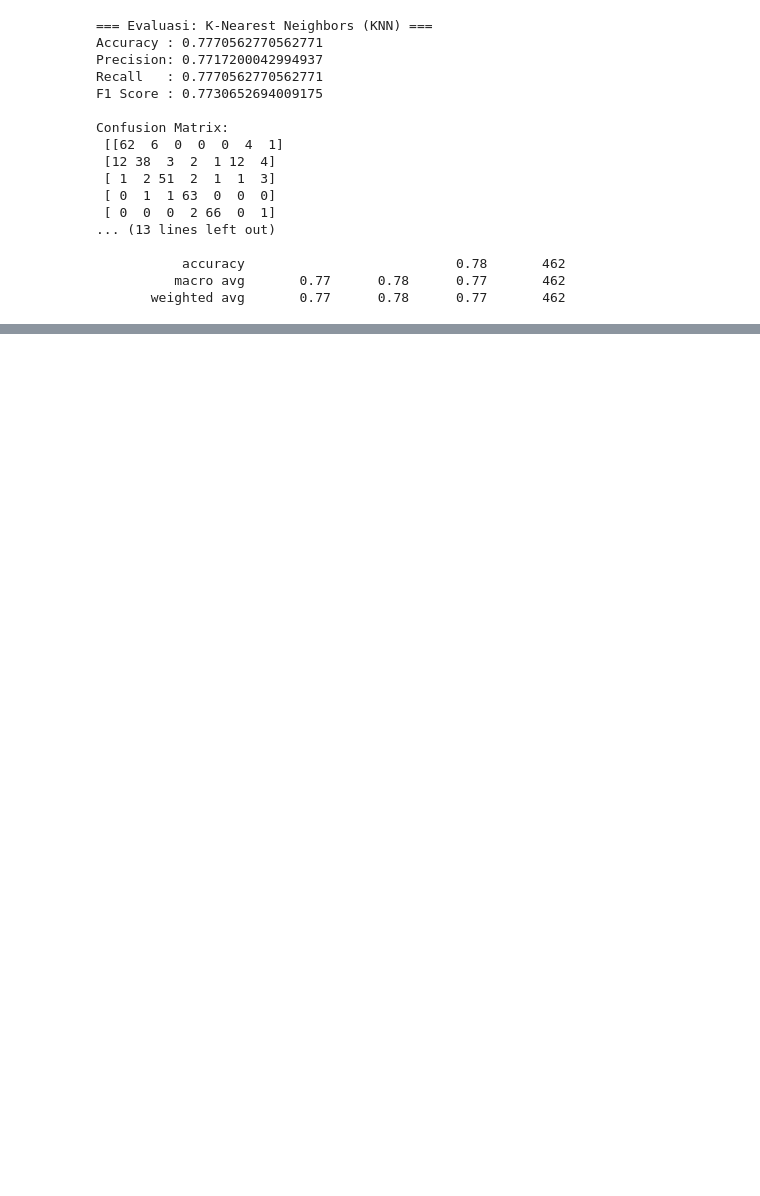
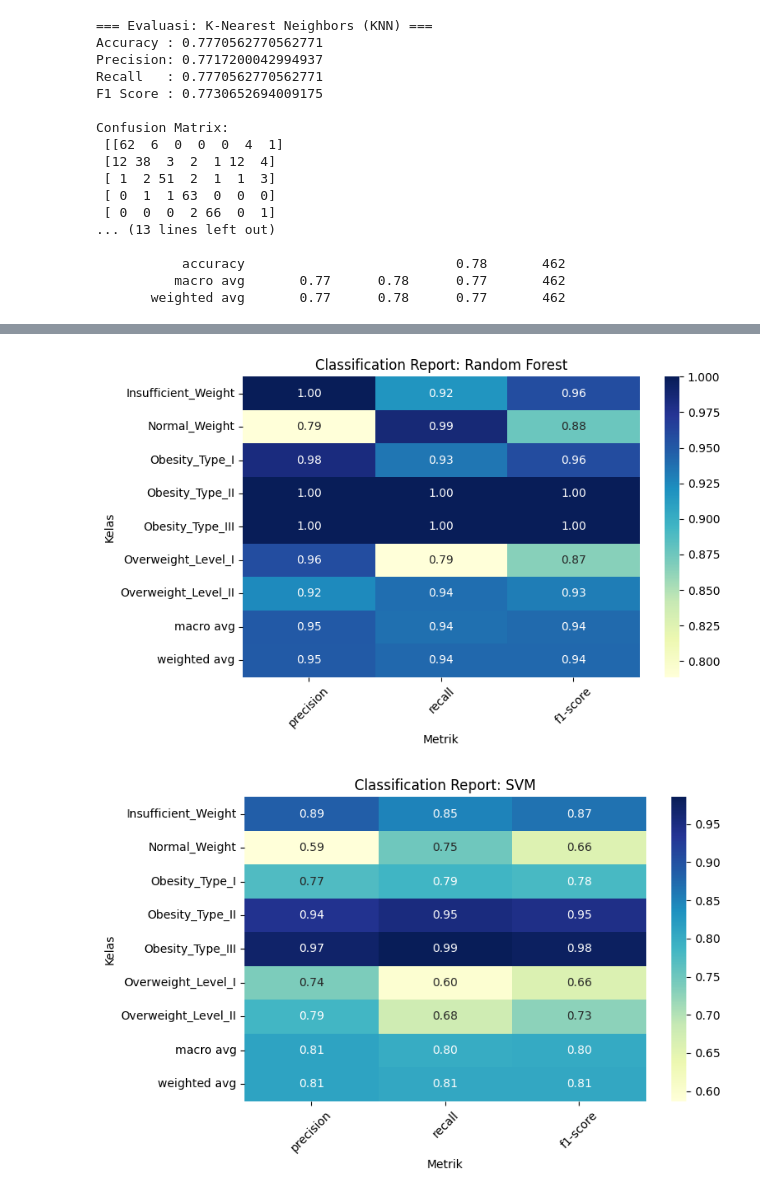
Before and after one commit to aulia-anhar/capstone-obesity-prediction, a Jupyter notebook: notebooks/obesity-calssification.ipynb, the cells around one changed output, grey strips where cells are left out. Drawn from its saved outputs; the diff is of its cells as text; code cells hidden in the pictures; blank space fills up the shorter version.

```diff
--- a/notebooks/obesity-calssification.ipynb
+++ b/notebooks/obesity-calssification.ipynb
@@ -629,0 +700,27 @@ Confusion Matrix:
+# %%
+from sklearn.metrics import classification_report
+import matplotlib.pyplot as plt
+import seaborn as sns
+import pandas as pd
+
+# Fungsi bantu untuk mengubah classification report ke DataFrame
+def plot_classification_report_heatmap(y_true, y_pred, title):
+    report_dict = classification_report(y_true, y_pred, output_dict=True, target_names=le.classes_)
+    report_df = pd.DataFrame(report_dict).drop(columns=['accuracy']).T.drop('support', axis=1)
+
+    plt.figure(figsize=(8, 5))
+    sns.heatmap(report_df, annot=True, cmap='YlGnBu', fmt='.2f', cbar=True)
+    plt.title(f'Classification Report: {title}')
+    plt.ylabel('Kelas')
+    plt.xlabel('Metrik')
+    plt.xticks(rotation=45)
+    plt.tight_layout()
+    plt.show()
+
+# Visualisasi untuk setiap model
+plot_classification_report_heatmap(y_test, y_pred_rf, 'Random Forest')
+plot_classification_report_heatmap(y_test, y_pred_svm, 'SVM')
+plot_classification_report_heatmap(y_test, y_pred_knn, 'KNN')
+# %% [output]
+[figure, added]
+[figure, added]
```
Also changed, not shown: parts of 17 cells of this notebook.
